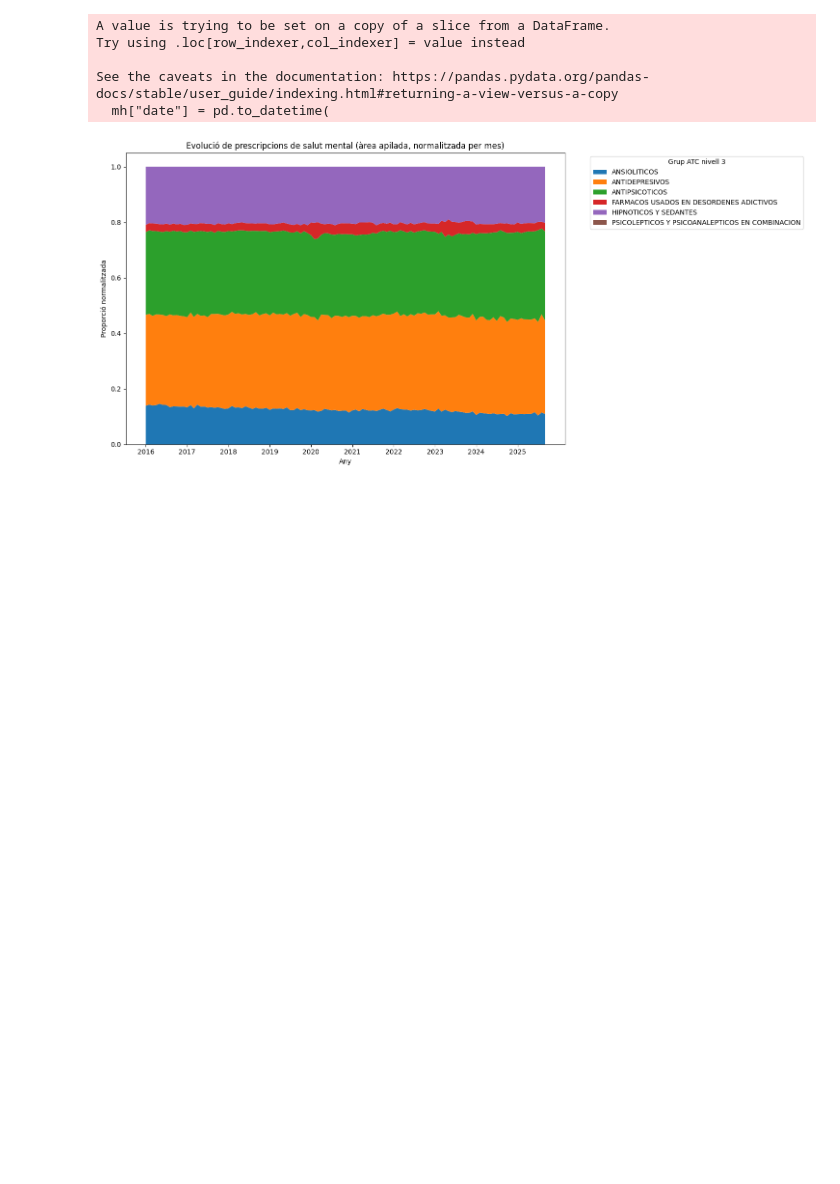
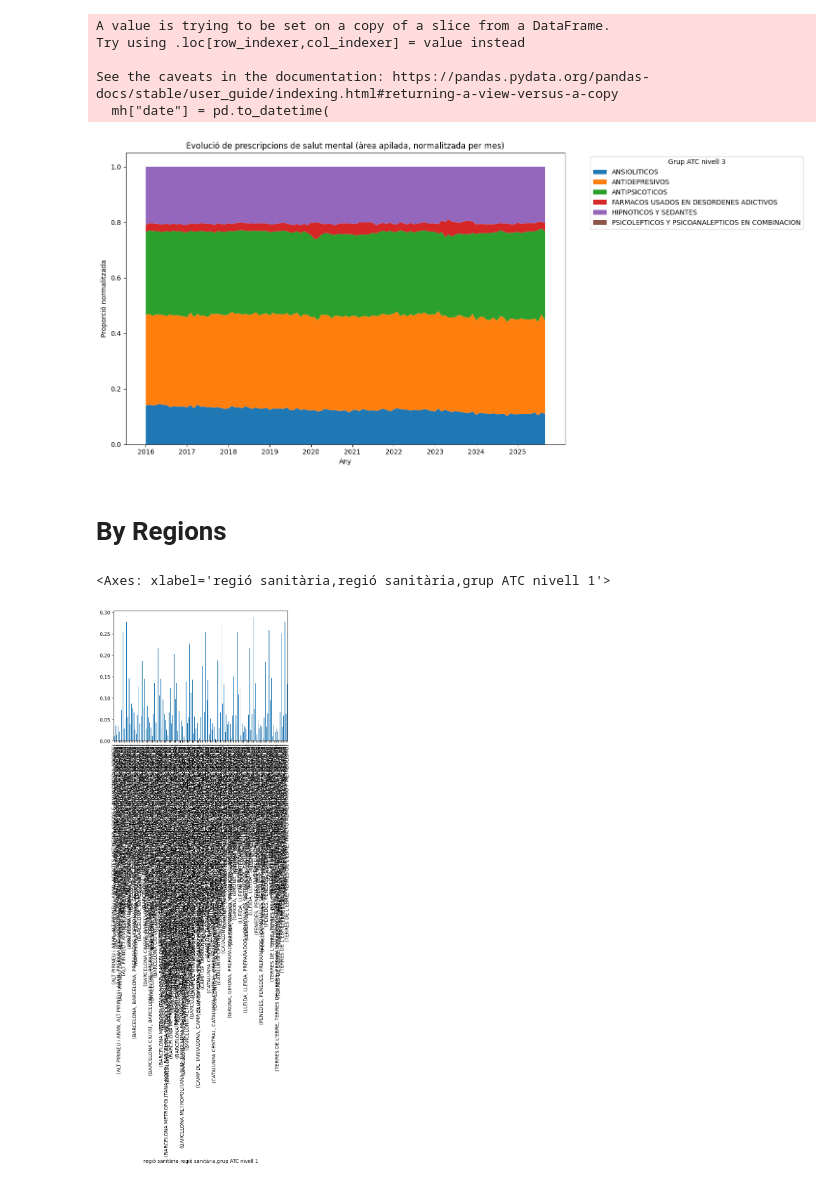
Before and after one commit to GerardArgany/AVBD_Medical_Receipts, a Jupyter notebook: mental_health_deeper_analysis.ipynb, the cells around one changed output. Saved outputs shown, nothing was run; the diff lists cells and outputs as text; code cells hidden in the pictures; blank space fills up the shorter version.

```diff
--- a/mental_health_deeper_analysis.ipynb
+++ b/mental_health_deeper_analysis.ipynb
@@ -137,3 +139,14 @@ Try using .loc[row_indexer,col_indexer] = value instead
 See the caveats in the documentation: https://pandas.pydata.org/pandas-docs/stable/user_guide/indexing.html#returning-a-view-versus-a-copy
   mh["date"] = pd.to_datetime(
 [figure]
+# %% [markdown]
+# By Regions
+# %%
+group_df = df.groupby(["regió sanitària", "grup ATC nivell 1"])["nombre de receptes"].sum()
+
+proportions = group_df.groupby("regió sanitària").apply(lambda x: x / x.sum())
+
+proportions.plot(kind="bar", stacked=True)
+# %% [output]
+<Axes: xlabel='regió sanitària,regió sanitària,grup ATC nivell 1'>
+[figure, added]
```
Also changed, not shown: parts of 2 cells of this notebook.
